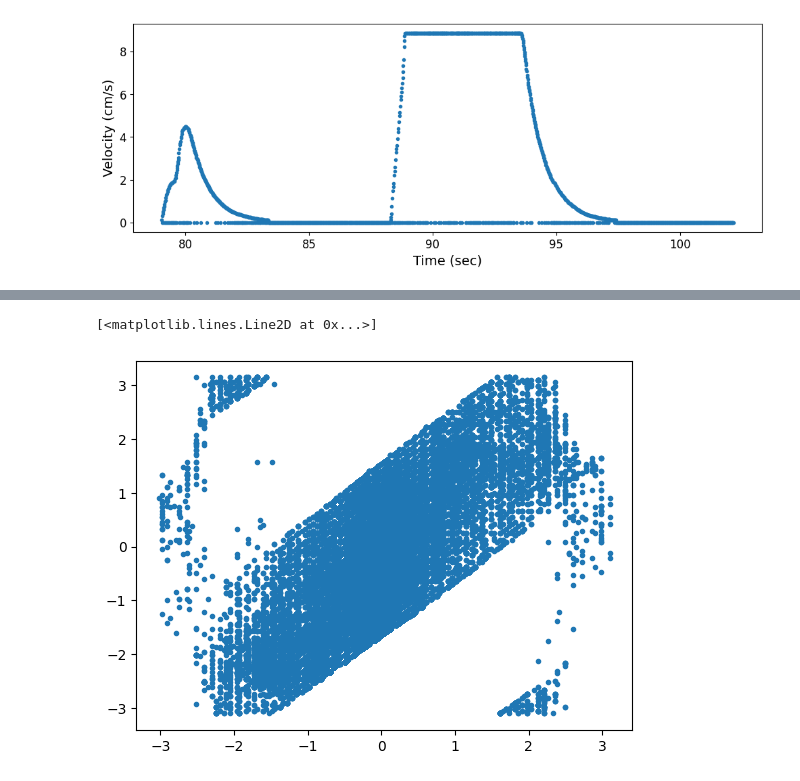
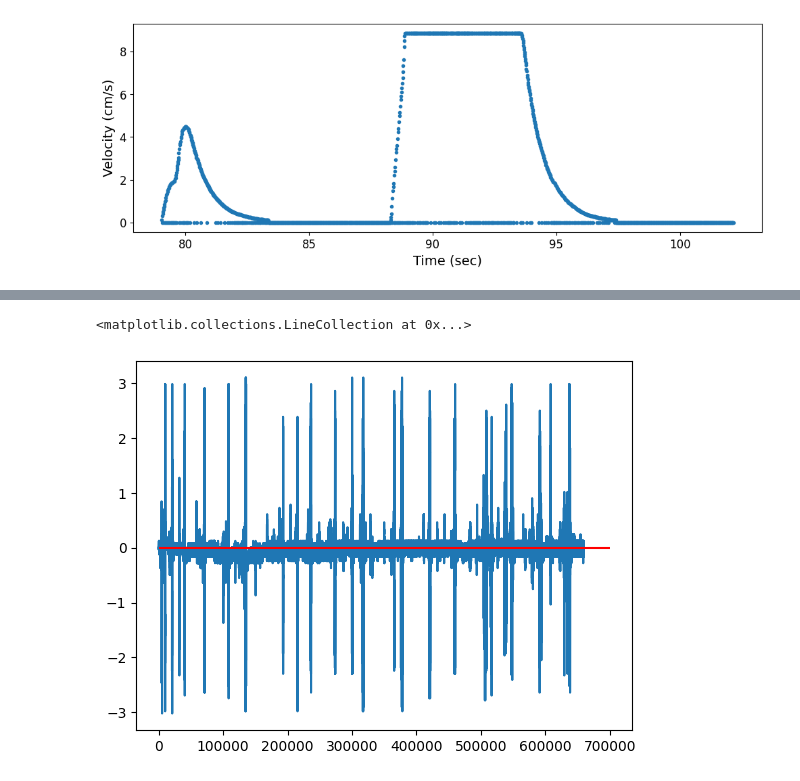
Before and after one commit to Anneser/SpatialInformation, a Jupyter notebook: scripts/01_behavior.ipynb, the cells around one changed output, grey strips where cells are left out. Cells and saved outputs as stored; diff of their text form; code cells hidden in the pictures.

```diff
--- a/scripts/01_behavior.ipynb
+++ b/scripts/01_behavior.ipynb
@@ -261,7 +263,8 @@ df_swimming = df.filter(
 
 )
 # %%
-plt.plot(df_swimming["angle_4"], df_swimming["angle_6"], '.')
+plt.plot(df["angle_4"] , '-')
+plt.hlines(0, 0, 700000, 'r')
 # %% [output]
-[<matplotlib.lines.Line2D at 0x...>]
+<matplotlib.collections.LineCollection at 0x...>
-[figure, old version]
+[figure, new version]
```
Also changed, not shown: parts of 1 cell of this notebook, 4 other files.
